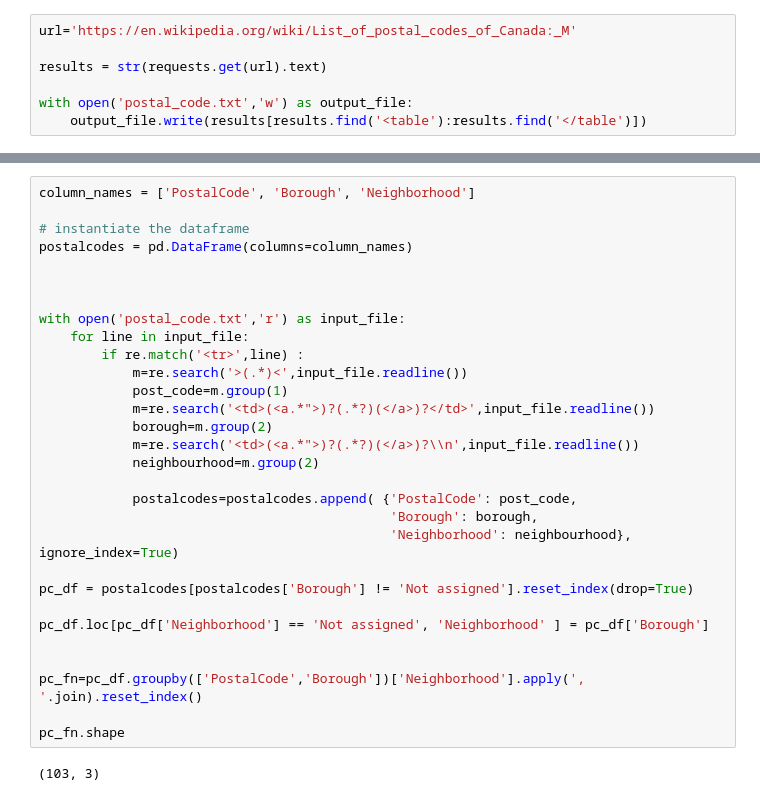
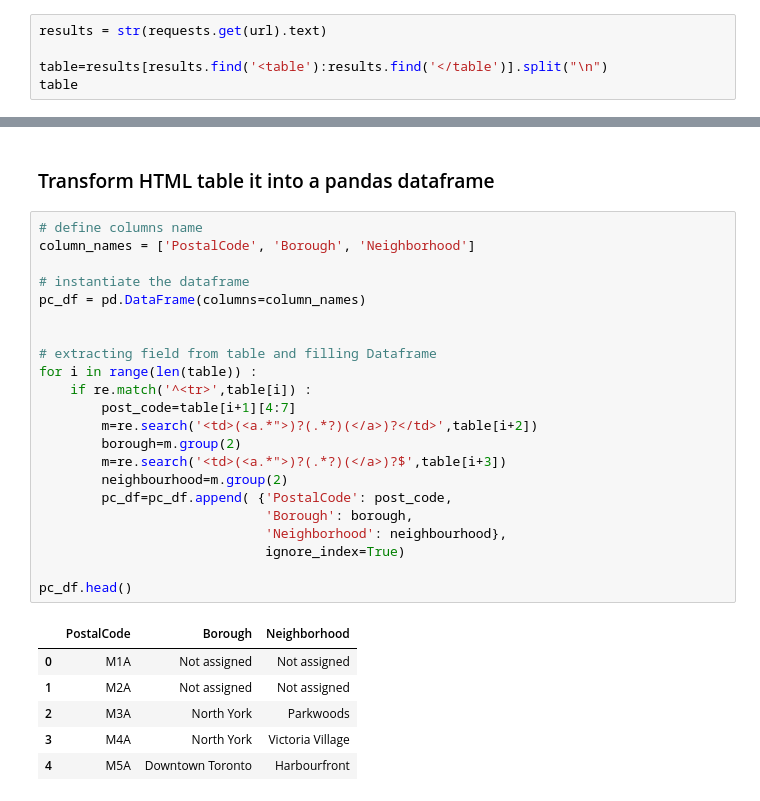
Before and after one commit to Greeka75/Coursera_Capstone, a Jupyter notebook: Capstone_2.ipynb, the cells around one changed output, grey strips where cells are left out. Drawn from its saved outputs; the diff is of its cells as text.

```diff
--- a/Capstone_2.ipynb
+++ b/Capstone_2.ipynb
@@ -7,7 +17,5 @@ import re
 # %%
-url='https://en.wikipedia.org/wiki/List_of_postal_codes_of_Canada:_M'
-
 results = str(requests.get(url).text)
 
-with open('postal_code.txt','w') as output_file:
-    output_file.write(results[results.find('<table'):results.find('</table')])
+table=results[results.find('<table'):results.find('</table')].split("\n")
+table
@@ -14,32 +40,31 @@ with open('postal_code.txt','w') as output_file:
+# %% [markdown]
+### Transform HTML table it into a pandas dataframe
 # %%
+# define columns name
 column_names = ['PostalCode', 'Borough', 'Neighborhood']
 
 # instantiate the dataframe
-postalcodes = pd.DataFrame(columns=column_names)
+pc_df = pd.DataFrame(columns=column_names)
 
 
+# extracting field from table and filling Dataframe
+for i in range(len(table)) :
+    if re.match('^<tr>',table[i]) :
+        post_code=table[i+1][4:7]
+        m=re.search('<td>(<a.*">)?(.*?)(</a>)?</td>',table[i+2])
+        borough=m.group(2)
+        m=re.search('<td>(<a.*">)?(.*?)(</a>)?$',table[i+3])
+        neighbourhood=m.group(2)
+        pc_df=pc_df.append( {'PostalCode': post_code,
+                             'Borough': borough,
+                             'Neighborhood': neighbourhood},
+                             ignore_index=True)
 
-with open('postal_code.txt','r') as input_file:
-    for line in input_file:
-        if re.match('<tr>',line) :
-            m=re.search('>(.*)<',input_file.readline())
-            post_code=m.group(1)
-            m=re.search('<td>(<a.*">)?(.*?)(</a>)?</td>',input_file.readline())
-            borough=m.group(2)
-            m=re.search('<td>(<a.*">)?(.*?)(</a>)?\\n',input_file.readline())
-            neighbourhood=m.group(2)
-
-            postalcodes=postalcodes.append( {'PostalCode': post_code,
-                                             'Borough': borough,
-                                             'Neighborhood': neighbourhood}, ignore_index=True)
-
-pc_df = postalcodes[postalcodes['Borough'] != 'Not assigned'].reset_index(drop=True)
-
-pc_df.loc[pc_df['Neighborhood'] == 'Not assigned', 'Neighborhood' ] = pc_df['Borough']
-
-
-pc_fn=pc_df.groupby(['PostalCode','Borough'])['Neighborhood'].apply(', '.join).reset_index()
-
-pc_fn.shape
+pc_df.head()
 # %% [output]
-(103, 3)
+|  | PostalCode | Borough | Neighborhood |
+| 0 | M1A | Not assigned | Not assigned |
+| 1 | M2A | Not assigned | Not assigned |
+| 2 | M3A | North York | Parkwoods |
+| 3 | M4A | North York | Victoria Village |
+| 4 | M5A | Downtown Toronto | Harbourfront |
```
Also changed, not shown: parts of 11 cells of this notebook.
